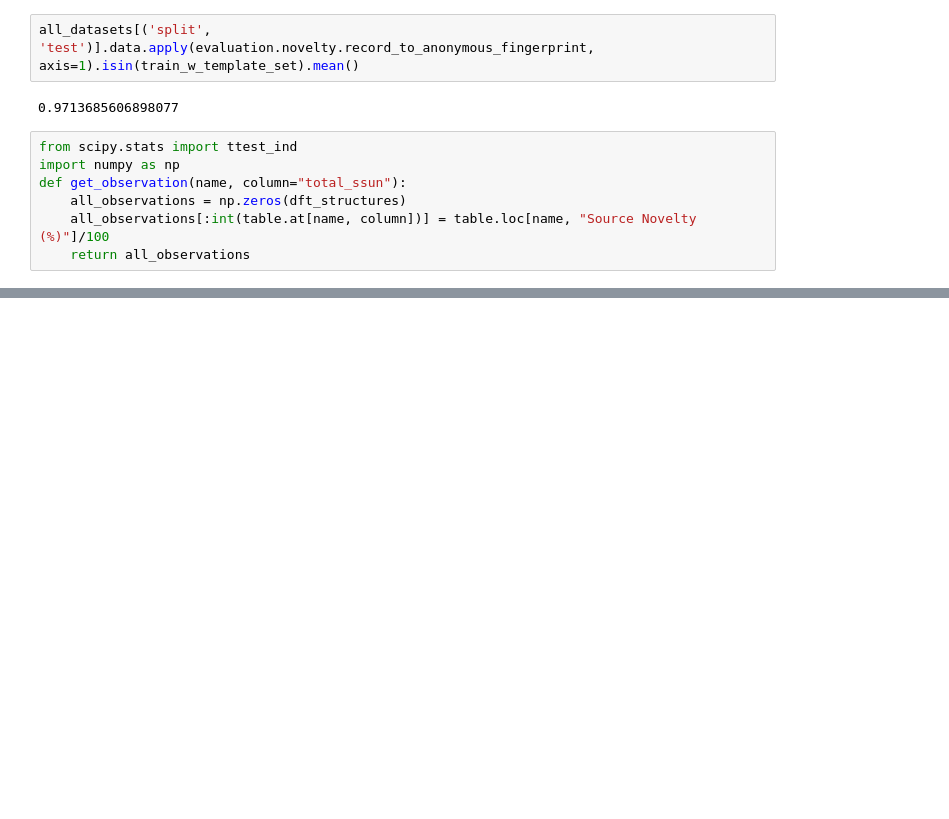
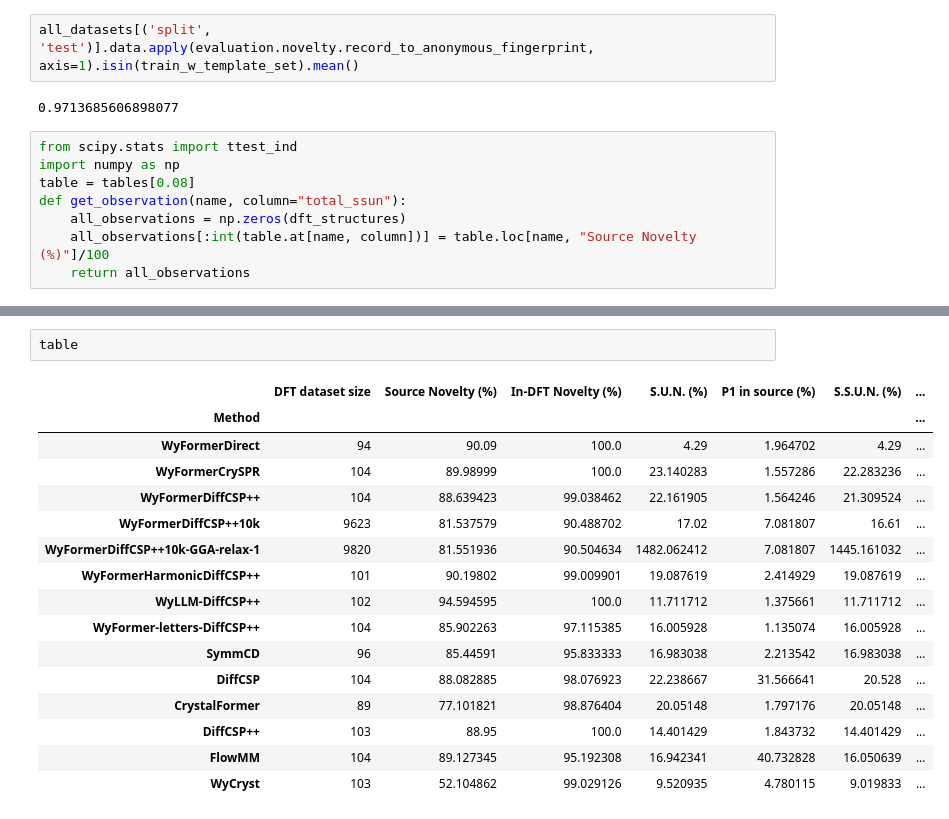
Before and after one commit to YamamotoTomiya/WyckoffTransformer, a Jupyter notebook: ICML_eval/DFT_eval.ipynb, the cells around one changed output, grey strips where cells are left out. Drawn from its saved outputs; the diff is of its cells as text; blank space fills up the shorter version.

```diff
--- a/ICML_eval/DFT_eval.ipynb
+++ b/ICML_eval/DFT_eval.ipynb
@@ -310,6 +281,7 @@ all_datasets[('split', 'test')].data.apply(evaluation.novelty.record_to_anonymou
 # %%
 from scipy.stats import ttest_ind
 import numpy as np
+table = tables[0.08]
 def get_observation(name, column="total_ssun"):
     all_observations = np.zeros(dft_structures)
     all_observations[:int(table.at[name, column])] = table.loc[name, "Source Novelty (%)"]/100
@@ -338,0 +325,19 @@ FlowMM TtestResult(statistic=0.7296066705938044, pvalue=0.4664514752444603, df=2
+# %%
+table
+# %% [output]
+|  | DFT dataset size | Source Novelty (%) | In-DFT Novelty (%) | S.U.N. (%) | P1 in source (%) | S.S.U.N. (%) | ... |
+| Method |  |  |  |  |  |  | ... |
+| WyFormerDirect | 94 | 90.09 | 100.0 | 4.29 | 1.964702 | 4.29 | ... |
+| WyFormerCrySPR | 104 | 89.98999 | 100.0 | 23.140283 | 1.557286 | 22.283236 | ... |
+| WyFormerDiffCSP++ | 104 | 88.639423 | 99.038462 | 22.161905 | 1.564246 | 21.309524 | ... |
+| WyFormerDiffCSP++10k | 9623 | 81.537579 | 90.488702 | 17.02 | 7.081807 | 16.61 | ... |
+| WyFormerDiffCSP++10k-GGA-relax-1 | 9820 | 81.551936 | 90.504634 | 1482.062412 | 7.081807 | 1445.161032 | ... |
+| WyFormerHarmonicDiffCSP++ | 101 | 90.19802 | 99.009901 | 19.087619 | 2.414929 | 19.087619 | ... |
+| WyLLM-DiffCSP++ | 102 | 94.594595 | 100.0 | 11.711712 | 1.375661 | 11.711712 | ... |
+| WyFormer-letters-DiffCSP++ | 104 | 85.902263 | 97.115385 | 16.005928 | 1.135074 | 16.005928 | ... |
+| SymmCD | 96 | 85.44591 | 95.833333 | 16.983038 | 2.213542 | 16.983038 | ... |
+| DiffCSP | 104 | 88.082885 | 98.076923 | 22.238667 | 31.566641 | 20.528 | ... |
+| CrystalFormer | 89 | 77.101821 | 98.876404 | 20.05148 | 1.797176 | 20.05148 | ... |
+| DiffCSP++ | 103 | 88.95 | 100.0 | 14.401429 | 1.843732 | 14.401429 | ... |
+| FlowMM | 104 | 89.127345 | 95.192308 | 16.942341 | 40.732828 | 16.050639 | ... |
+| WyCryst | 103 | 52.104862 | 99.029126 | 9.520935 | 4.780115 | 9.019833 | ... |
```
Also changed, not shown: parts of 19 cells of this notebook, 2 other files.
